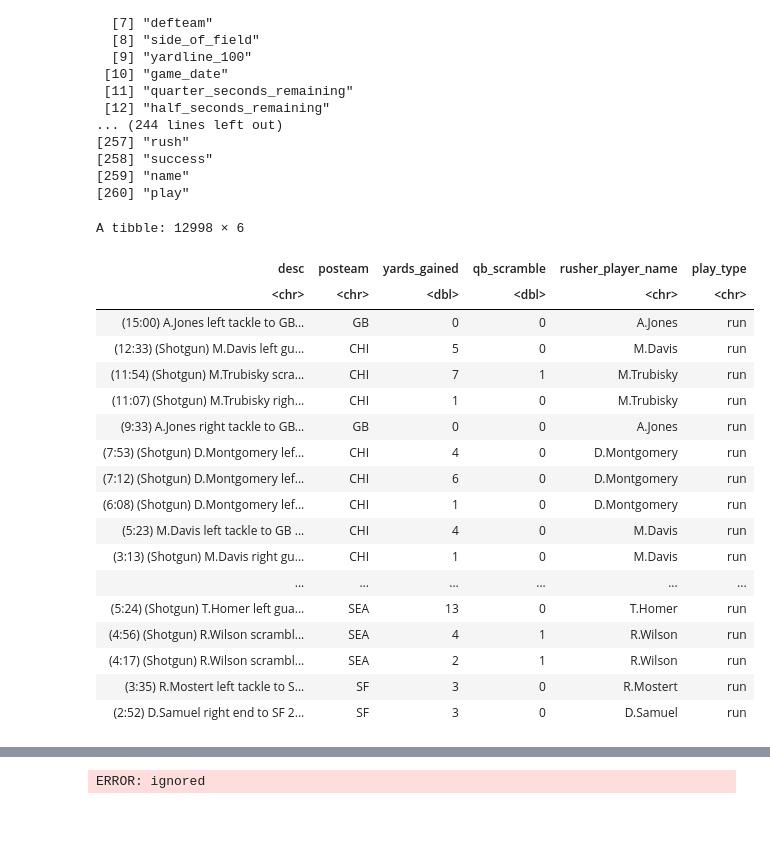
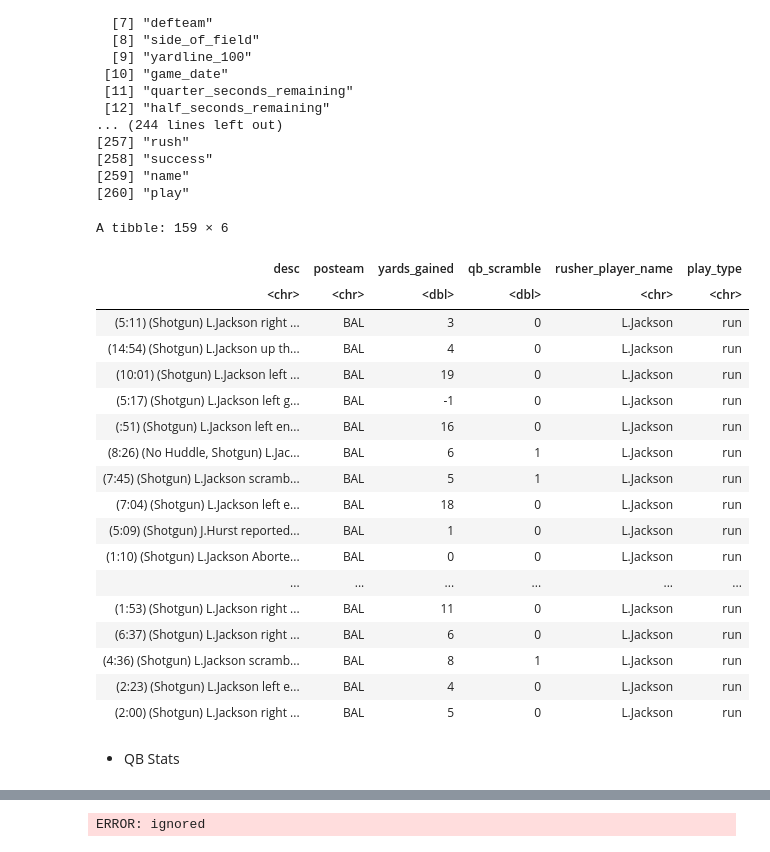
Before and after one commit to rennerm1/NFL-Data-Science-Project, a Jupyter notebook: playingaround.ipynb, the cells around one changed output, grey strips where cells are left out. Cells and saved outputs as stored; diff of their text form; code cells hidden in the pictures; blank space fills up the shorter version.

```diff
--- a/playingaround.ipynb
+++ b/playingaround.ipynb
@@ -622,28 +622,30 @@ names()
 [260] "play"
 # %%
 pbp_all_rp %>%
-filter(season==2019, play_type == "run") %>%
+filter(season==2019, play_type == "run", rusher_player_name == "L.Jackson") %>%
 select(desc, posteam, yards_gained, qb_scramble, rusher_player_name, play_type)
 # %% [output]
-A tibble: 12998 × 6
+A tibble: 159 × 6
 | desc | posteam | yards_gained | qb_scramble | rusher_player_name | play_type |
 | <chr> | <chr> | <dbl> | <dbl> | <chr> | <chr> |
-| (15:00) A.Jones left tackle to GB... | GB | 0 | 0 | A.Jones | run |
-| (12:33) (Shotgun) M.Davis left gu... | CHI | 5 | 0 | M.Davis | run |
-| (11:54) (Shotgun) M.Trubisky scra... | CHI | 7 | 1 | M.Trubisky | run |
-| (11:07) (Shotgun) M.Trubisky righ... | CHI | 1 | 0 | M.Trubisky | run |
-| (9:33) A.Jones right tackle to GB... | GB | 0 | 0 | A.Jones | run |
-| (7:53) (Shotgun) D.Montgomery lef... | CHI | 4 | 0 | D.Montgomery | run |
-| (7:12) (Shotgun) D.Montgomery lef... | CHI | 6 | 0 | D.Montgomery | run |
-| (6:08) (Shotgun) D.Montgomery lef... | CHI | 1 | 0 | D.Montgomery | run |
-| (5:23) M.Davis left tackle to GB ... | CHI | 4 | 0 | M.Davis | run |
-| (3:13) (Shotgun) M.Davis right gu... | CHI | 1 | 0 | M.Davis | run |
+| (5:11) (Shotgun) L.Jackson right ... | BAL | 3 | 0 | L.Jackson | run |
+| (14:54) (Shotgun) L.Jackson up th... | BAL | 4 | 0 | L.Jackson | run |
+| (10:01) (Shotgun) L.Jackson left ... | BAL | 19 | 0 | L.Jackson | run |
+| (5:17) (Shotgun) L.Jackson left g... | BAL | -1 | 0 | L.Jackson | run |
+| (:51) (Shotgun) L.Jackson left en... | BAL | 16 | 0 | L.Jackson | run |
+| (8:26) (No Huddle, Shotgun) L.Jac... | BAL | 6 | 1 | L.Jackson | run |
+| (7:45) (Shotgun) L.Jackson scramb... | BAL | 5 | 1 | L.Jackson | run |
+| (7:04) (Shotgun) L.Jackson left e... | BAL | 18 | 0 | L.Jackson | run |
+| (5:09) (Shotgun) J.Hurst reported... | BAL | 1 | 0 | L.Jackson | run |
+| (1:10) (Shotgun) L.Jackson Aborte... | BAL | 0 | 0 | L.Jackson | run |
 | ... | ... | ... | ... | ... | ... |
-| (5:24) (Shotgun) T.Homer left gua... | SEA | 13 | 0 | T.Homer | run |
-| (4:56) (Shotgun) R.Wilson scrambl... | SEA | 4 | 1 | R.Wilson | run |
-| (4:17) (Shotgun) R.Wilson scrambl... | SEA | 2 | 1 | R.Wilson | run |
-| (3:35) R.Mostert left tackle to S... | SF | 3 | 0 | R.Mostert | run |
-| (2:52) D.Samuel right end to SF 2... | SF | 3 | 0 | D.Samuel | run |
+| (1:53) (Shotgun) L.Jackson right ... | BAL | 11 | 0 | L.Jackson | run |
+| (6:37) (Shotgun) L.Jackson right ... | BAL | 6 | 0 | L.Jackson | run |
+| (4:36) (Shotgun) L.Jackson scramb... | BAL | 8 | 1 | L.Jackson | run |
+| (2:23) (Shotgun) L.Jackson left e... | BAL | 4 | 0 | L.Jackson | run |
+| (2:00) (Shotgun) L.Jackson right ... | BAL | 5 | 0 | L.Jackson | run |
+# %% [markdown]
+* QB Stats
 # %%
 options(digits=3)
 
```
Also changed, not shown: parts of 4 cells of this notebook.
